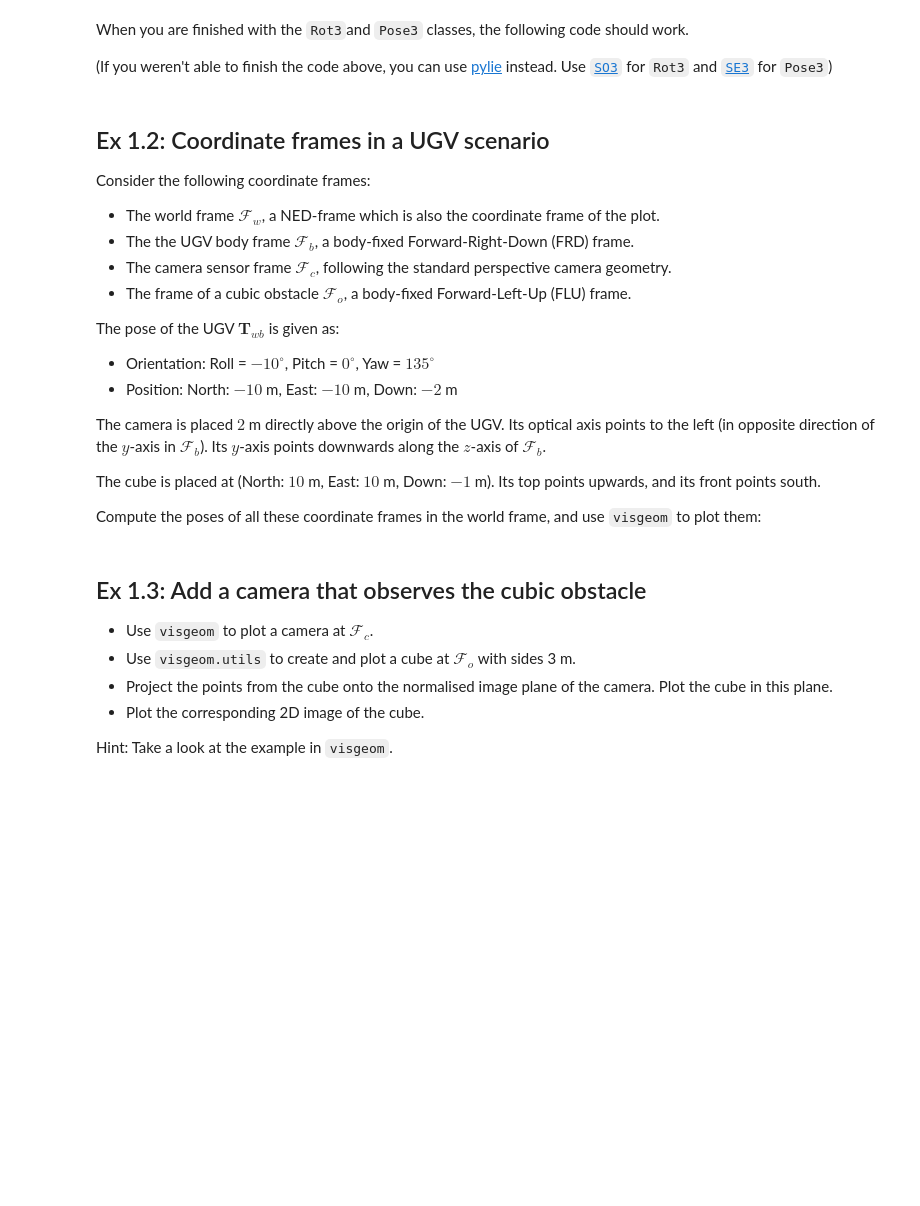
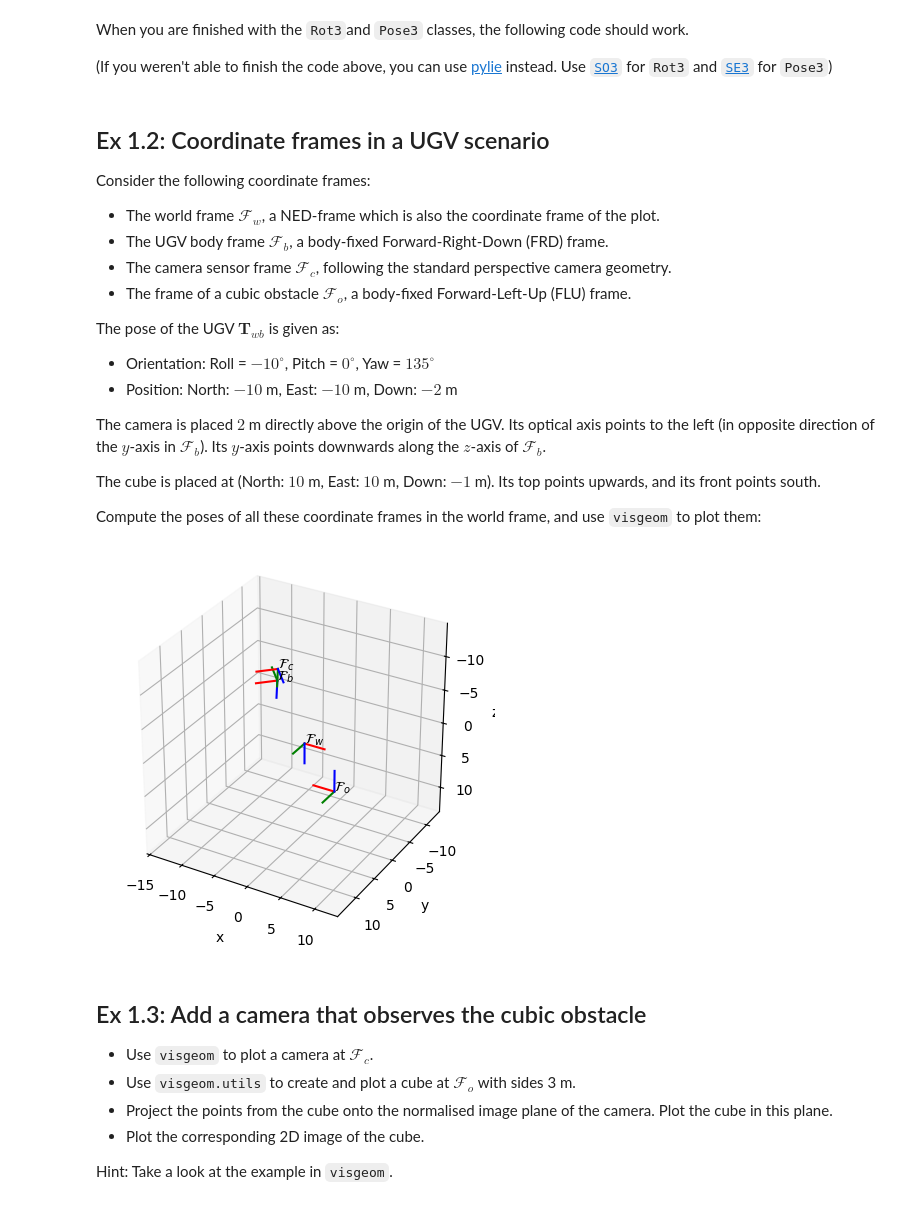
Before and after one commit to simon-cmyk/lab_02, a Jupyter notebook: 1_poses-and-cameras.ipynb, the cells around one changed output. Cells and saved outputs as stored; diff of their text form; code cells hidden in the pictures; blank space fills up the shorter version.

```diff
--- a/1_poses-and-cameras.ipynb
+++ b/1_poses-and-cameras.ipynb
@@ -345,7 +347,7 @@ np.testing.assert_almost_equal(x_a_1, x_a_2, 14)
 ## Ex 1.2: Coordinate frames in a UGV scenario
 Consider the following coordinate frames:
 - The world frame $\mathcal{F}_w$, a NED-frame which is also the coordinate frame of the plot.
-- The the UGV body frame $\mathcal{F}_b$, a body-fixed Forward-Right-Down (FRD) frame.
+- The UGV body frame $\mathcal{F}_b$, a body-fixed Forward-Right-Down (FRD) frame.
 - The camera sensor frame $\mathcal{F}_c$, following the standard perspective camera geometry.
 - The frame of a cubic obstacle $\mathcal{F}_o$, a body-fixed Forward-Left-Up (FLU) frame.
 
@@ -364,22 +366,42 @@ Compute the poses of all these coordinate frames in the world frame, and use `vi
 # %%
 # Create figure and axis.
 fig = plt.figure()
 ax = plt.axes(projection='3d')
 ax.set_xlabel('x')
 ax.set_ylabel('y')
 ax.set_zlabel('z')
 
 # Plot the pose of the world frame (relative to the world frame).
 T_w_w = Pose3()
 vg.plot_pose(ax, T_w_w.to_tuple(), scale=3, text='$\mathcal{F}_w$')
 
-# TODO: Compute the poses, and plot the other frames here:
+T_w_b = Pose3()
+T_w_b._rotation = Rot3.from_roll_pitch_yaw(np.deg2rad(-10), np.deg2rad(0), np.deg2rad(135))
+T_w_b._translation = np.array([[-10, -10, -2]]).T
+
+vg.plot_pose(ax, T_w_b.to_tuple(), scale=3, text='$\mathcal{F}_b$', color='r')
+
+T_b_c = Pose3()
+T_b_c._rotation = Rot3.from_roll_pitch_yaw(np.deg2rad(90), np.deg2rad(0), np.deg2rad(0))
+T_b_c._translation = np.array([[0, 0, -2]]).T
+
+T_w_c = T_w_b * T_b_c
+
+vg.plot_pose(ax, T_w_c.to_tuple(), scale=3, text='$\mathcal{F}_c$', color='g')
+
+T_w_o = Pose3()
+T_w_o._rotation = Rot3.from_roll_pitch_yaw(np.deg2rad(0), np.deg2rad(180), np.deg2rad(0))
+T_w_o._translation = np.array([[10, 10, -1]]).T
+
+vg.plot_pose(ax, T_w_o.to_tuple(), scale=3, text='$\mathcal{F}_o$', color='b')
 
 # Show figure.
 vg.plot.axis_equal(ax)
 ax.invert_zaxis()
 ax.invert_yaxis()
 plt.show()
+# %% [output]
+[figure, added]
 # %% [markdown]
 ## Ex 1.3: Add a camera that observes the cubic obstacle
 - Use `visgeom` to plot a camera at $\mathcal{F}_c$.
```
Also changed, not shown: parts of 4 cells of this notebook, 1 other file.
